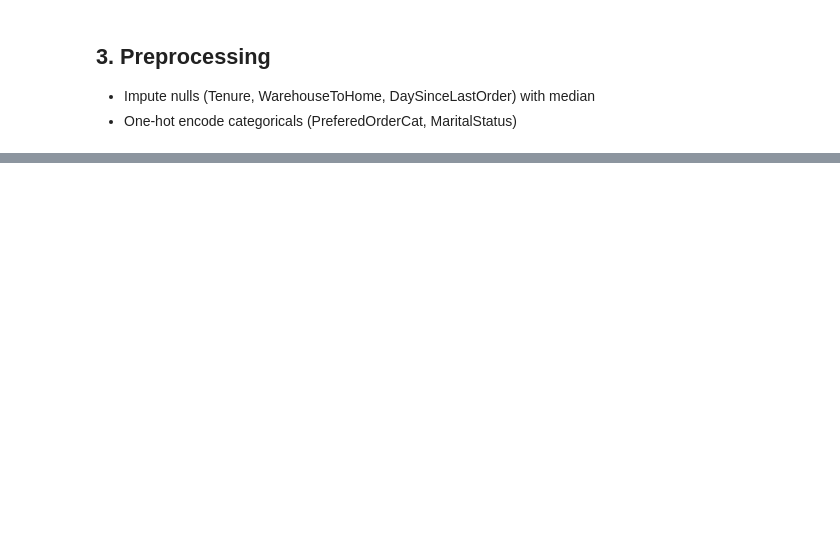
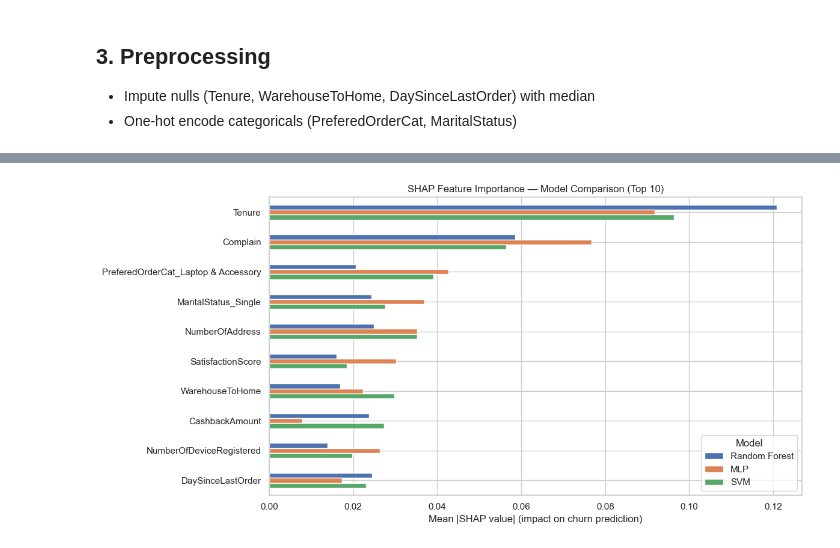
Before and after one commit to JstnClmnt/UST-DSA-Python-Workshop, a Jupyter notebook: notebooks/01_churn_model.ipynb, the cells around one changed output, grey strips where cells are left out. Drawn from its saved outputs; the diff is of its cells as text; code cells hidden in the pictures; blank space fills up the shorter version.

```diff
--- a/notebooks/01_churn_model.ipynb
+++ b/notebooks/01_churn_model.ipynb
@@ -157,0 +440,20 @@ We save the model along with the feature column names and imputation medians, so
+# %%
+shap_values = {}
+
+models_config = {
+    "Random Forest": (best_model, X_test),
+    "MLP": (best_mlp, X_test_scaled),
+    "SVM": (best_svm, X_test_scaled),
+}
+
+for name, (mdl, data) in models_config.items():
+    if name == "Random Forest":
+        explainer = shap.Explainer(mdl)
+        sv = explainer(data)
+        shap_values[name] = sv
+        print(f"{name}: done")
+    else:
+        explainer = shap.Explainer(mdl.predict_proba, X_train_scaled)
+        sv = explainer(data)
+        shap_values[name] = sv
+        print(f"{name}: done")
@@ -157,0 +464,3 @@ We save the model along with the feature column names and imputation medians, so
+# %%
+for name, sv in shap_values.items():
+    print(name,np.abs(sv.values).mean(axis=0))
@@ -157,0 +485,19 @@ We save the model along with the feature column names and imputation medians, so
+# %%
+importance_df = pd.DataFrame({
+    name: np.abs(sv.values[:, :, 1] if sv.values.ndim == 3 else sv.values).mean(axis=0)
+    for name, sv in shap_values.items()
+}, index=X_test.columns)
+
+top_features = importance_df.max(axis=1).sort_values(ascending=False).head(10).index
+plot_df = importance_df.loc[top_features]
+
+fig, ax = plt.subplots(figsize=(12, 6))
+plot_df.plot(kind="barh", ax=ax)
+ax.set_xlabel("Mean |SHAP value| (impact on churn prediction)")
+ax.set_title("SHAP Feature Importance — Model Comparison (Top 10)")
+ax.invert_yaxis()
+ax.legend(title="Model")
+plt.tight_layout()
+plt.show()
+# %% [output]
+[figure, added]
```
Also changed, not shown: parts of 34 cells of this notebook, 7 other files.
